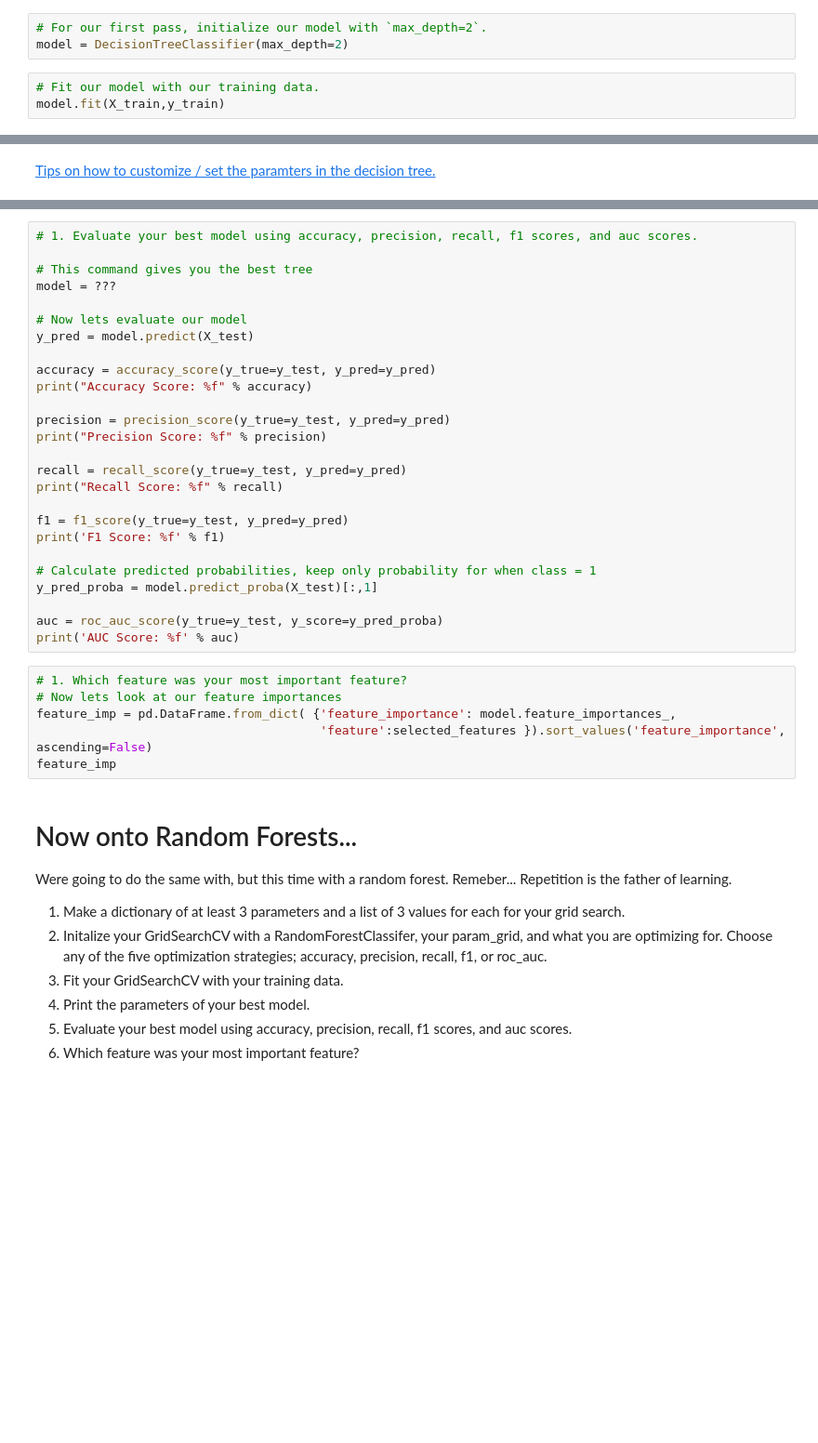
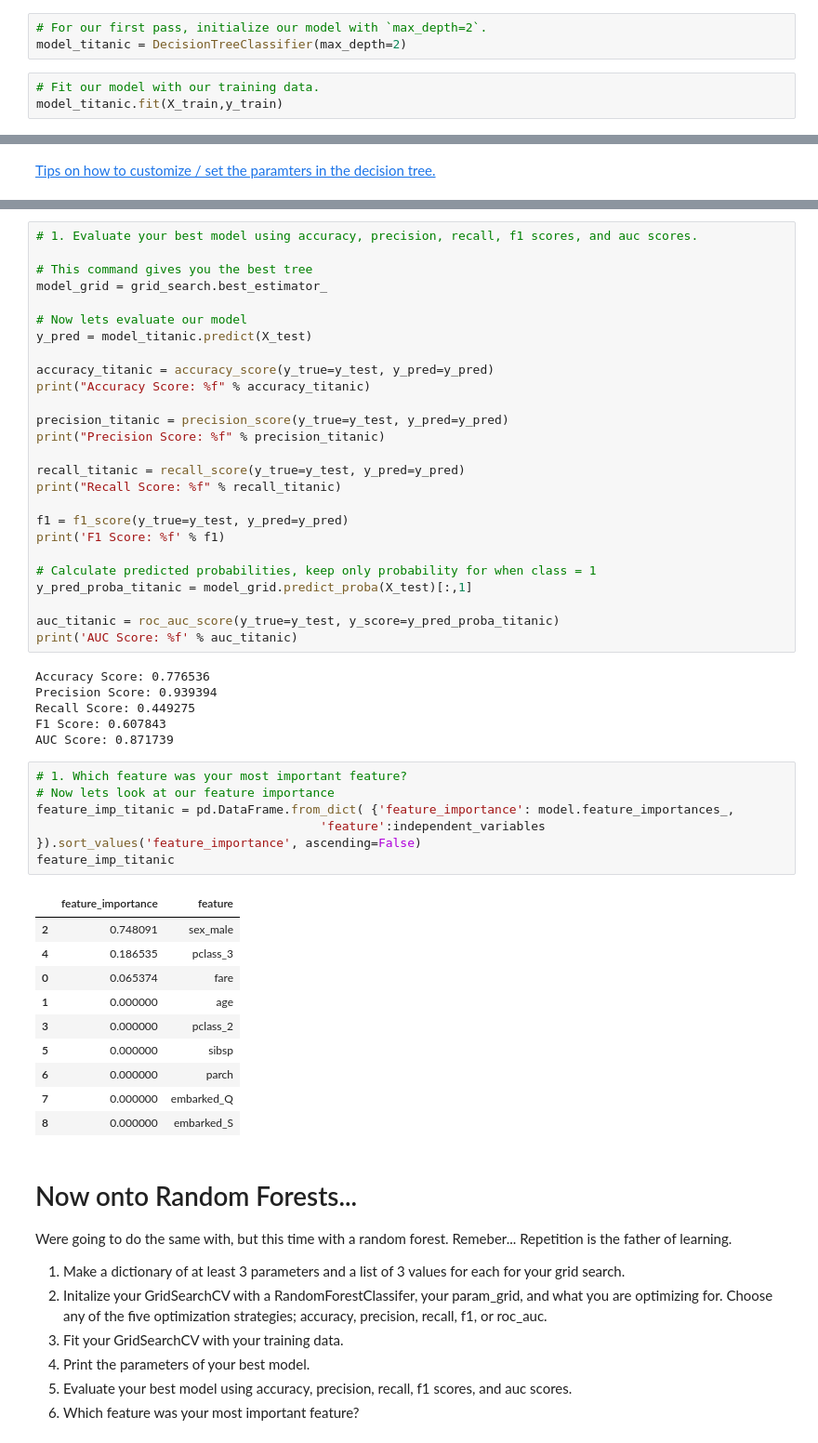
Before and after one commit to Sulaiman-Dem/2023-fall-data-science-fridays, a Jupyter notebook: Week-07-Decision-Trees-n-RandomForest/SDZExercise.ipynb, the cells around one changed output, grey strips where cells are left out. Shown at 93% size. Saved outputs shown, nothing was run; the diff lists cells and outputs as text; blank space fills up the shorter version.

```diff
--- a/Week-07-Decision-Trees-n-RandomForest/SDZExercise.ipynb
+++ b/Week-07-Decision-Trees-n-RandomForest/SDZExercise.ipynb
@@ -132,10 +132,10 @@ Length of our Training data:          fare    age  sex_male  pclass_2  pclass_3
 5. Visualize our Decision Tree using provided code.
 # %%
 # For our first pass, initialize our model with `max_depth=2`.
-model = DecisionTreeClassifier(max_depth=2)
+model_titanic = DecisionTreeClassifier(max_depth=2)
 # %%
 # Fit our model with our training data.
-model.fit(X_train,y_train)
+model_titanic.fit(X_train,y_train)
 # %% [output]
 DecisionTreeClassifier(max_depth=2)
 # %%
@@ -234,34 +246,51 @@ print( ??? )
 # 1. Evaluate your best model using accuracy, precision, recall, f1 scores, and auc scores.
 
 # This command gives you the best tree
-model = ???
+model_grid = grid_search.best_estimator_
 
 # Now lets evaluate our model
-y_pred = model.predict(X_test)
+y_pred = model_titanic.predict(X_test)
 
-accuracy = accuracy_score(y_true=y_test, y_pred=y_pred)
-print("Accuracy Score: %f" % accuracy)
+accuracy_titanic = accuracy_score(y_true=y_test, y_pred=y_pred)
+print("Accuracy Score: %f" % accuracy_titanic)
 
-precision = precision_score(y_true=y_test, y_pred=y_pred)
-print("Precision Score: %f" % precision)
+precision_titanic = precision_score(y_true=y_test, y_pred=y_pred)
+print("Precision Score: %f" % precision_titanic)
 
-recall = recall_score(y_true=y_test, y_pred=y_pred)
-print("Recall Score: %f" % recall)
+recall_titanic = recall_score(y_true=y_test, y_pred=y_pred)
+print("Recall Score: %f" % recall_titanic)
 
 f1 = f1_score(y_true=y_test, y_pred=y_pred)
 print('F1 Score: %f' % f1)
 
 # Calculate predicted probabilities, keep only probability for when class = 1
-y_pred_proba = model.predict_proba(X_test)[:,1]
+y_pred_proba_titanic = model_grid.predict_proba(X_test)[:,1]
 
-auc = roc_auc_score(y_true=y_test, y_score=y_pred_proba)
-print('AUC Score: %f' % auc)
+auc_titanic = roc_auc_score(y_true=y_test, y_score=y_pred_proba_titanic)
+print('AUC Score: %f' % auc_titanic)
+# %% [output]
+Accuracy Score: 0.776536
+Precision Score: 0.939394
+Recall Score: 0.449275
+F1 Score: 0.607843
+AUC Score: 0.871739
 # %%
 # 1. Which feature was your most important feature?
-# Now lets look at our feature importances
-feature_imp = pd.DataFrame.from_dict( {'feature_importance': model.feature_importances_,
-                                       'feature':selected_features }).sort_values('feature_importance', ascending=False)
-feature_imp
+# Now lets look at our feature importance
+feature_imp_titanic = pd.DataFrame.from_dict( {'feature_importance': model.feature_importances_,
+                                       'feature':independent_variables }).sort_values('feature_importance', ascending=False)
+feature_imp_titanic
+# %% [output]
+|  | feature_importance | feature |
+| 2 | 0.748091 | sex_male |
+| 4 | 0.186535 | pclass_3 |
+| 0 | 0.065374 | fare |
+| 1 | 0.000000 | age |
+| 3 | 0.000000 | pclass_2 |
+| 5 | 0.000000 | sibsp |
+| 6 | 0.000000 | parch |
+| 7 | 0.000000 | embarked_Q |
+| 8 | 0.000000 | embarked_S |
 # %% [markdown]
 # Now onto Random Forests...
 Were going to do the same with, but this time with a random forest. Remeber... Repetition is the father of learning.
```
Also changed, not shown: parts of 37 cells of this notebook.
